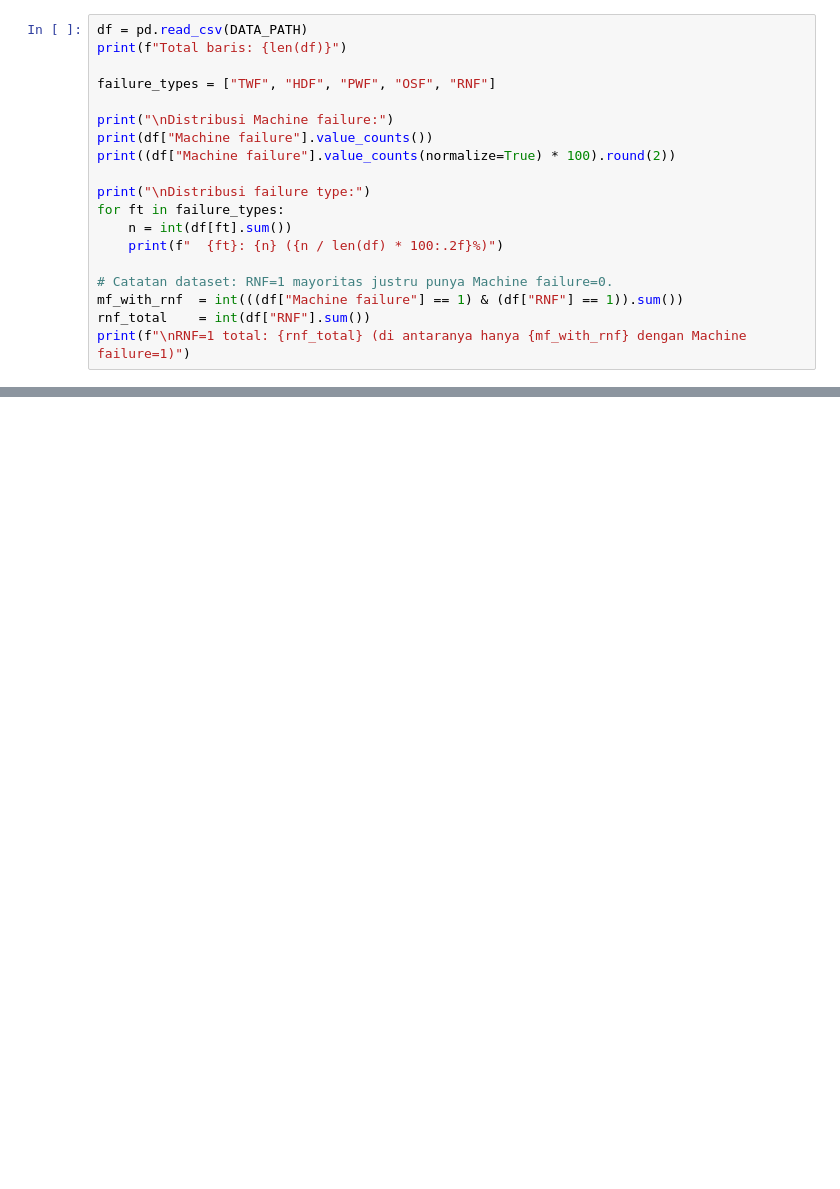
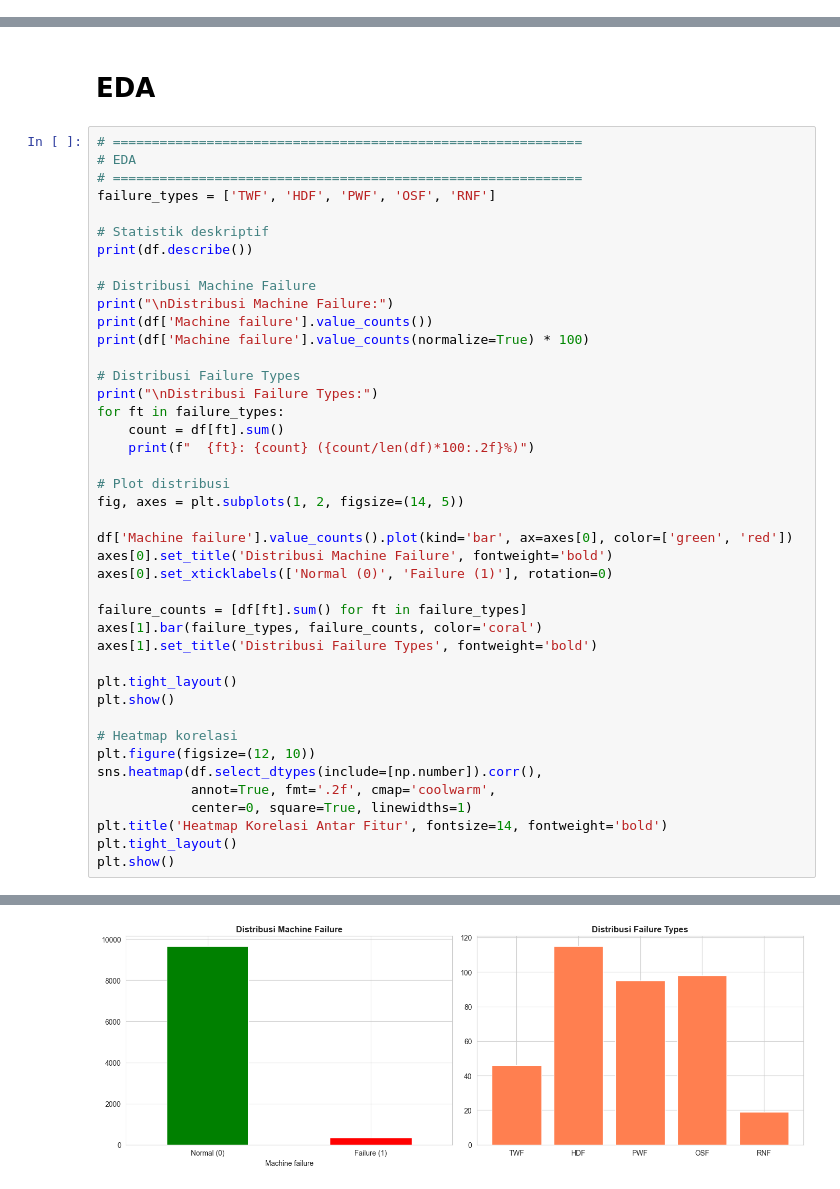
Before and after one commit to RandiBro234/FaultSense, a Jupyter notebook: notebook/training.ipynb, the cells around one changed output, grey strips where cells are left out. Drawn from its saved outputs; the diff is of its cells as text; blank space fills up the shorter version.

```diff
--- a/notebook/training.ipynb
+++ b/notebook/training.ipynb
@@ -82,19 +0,0 @@ print("DATA_PATH:", DATA_PATH)
-# %%
-df = pd.read_csv(DATA_PATH)
-print(f"Total baris: {len(df)}")
-
-failure_types = ["TWF", "HDF", "PWF", "OSF", "RNF"]
-
-print("\nDistribusi Machine failure:")
-print(df["Machine failure"].value_counts())
-print((df["Machine failure"].value_counts(normalize=True) * 100).round(2))
-
-print("\nDistribusi failure type:")
-for ft in failure_types:
-    n = int(df[ft].sum())
-    print(f"  {ft}: {n} ({n / len(df) * 100:.2f}%)")
-
-# Catatan dataset: RNF=1 mayoritas justru punya Machine failure=0.
-mf_with_rnf  = int(((df["Machine failure"] == 1) & (df["RNF"] == 1)).sum())
-rnf_total    = int(df["RNF"].sum())
-print(f"\nRNF=1 total: {rnf_total} (di antaranya hanya {mf_with_rnf} dengan Machine failure=1)")
@@ -411,0 +107,45 @@ print("\nDone.")
+# %% [markdown]
+# EDA
+# %%
+# ============================================================
+# EDA
+# ============================================================
+failure_types = ['TWF', 'HDF', 'PWF', 'OSF', 'RNF']
+
+# Statistik deskriptif
+print(df.describe())
+
+# Distribusi Machine Failure
+print("\nDistribusi Machine Failure:")
+print(df['Machine failure'].value_counts())
+print(df['Machine failure'].value_counts(normalize=True) * 100)
+
+# Distribusi Failure Types
+print("\nDistribusi Failure Types:")
+for ft in failure_types:
+    count = df[ft].sum()
+    print(f"  {ft}: {count} ({count/len(df)*100:.2f}%)")
+
+# Plot distribusi
+fig, axes = plt.subplots(1, 2, figsize=(14, 5))
+
+df['Machine failure'].value_counts().plot(kind='bar', ax=axes[0], color=['green', 'red'])
+axes[0].set_title('Distribusi Machine Failure', fontweight='bold')
+axes[0].set_xticklabels(['Normal (0)', 'Failure (1)'], rotation=0)
+
+failure_counts = [df[ft].sum() for ft in failure_types]
+axes[1].bar(failure_types, failure_counts, color='coral')
+axes[1].set_title('Distribusi Failure Types', fontweight='bold')
+
+plt.tight_layout()
+plt.show()
+
+# Heatmap korelasi
+plt.figure(figsize=(12, 10))
+sns.heatmap(df.select_dtypes(include=[np.number]).corr(),
+            annot=True, fmt='.2f', cmap='coolwarm',
+            center=0, square=True, linewidths=1)
+plt.title('Heatmap Korelasi Antar Fitur', fontsize=14, fontweight='bold')
+plt.tight_layout()
+plt.show()
+# %% [output]
@@ -411,0 +169 @@ print("\nDone.")
+[figure, added]
```
Also changed, not shown: parts of 60 cells of this notebook, 3 other files.
